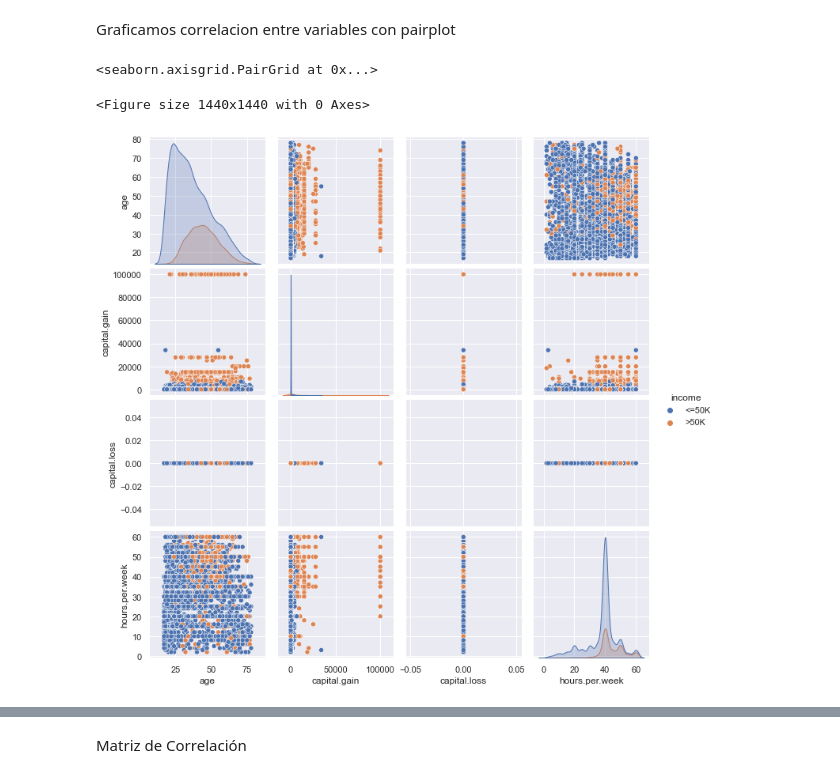
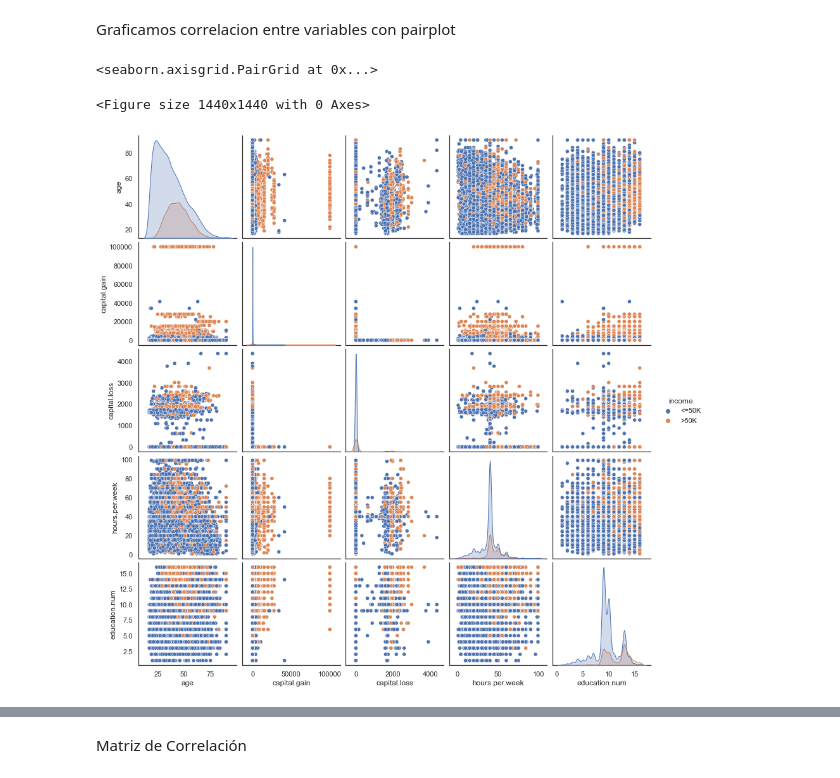
Before and after one commit to ivanjavierparra/DataScience-Sprint1, a Jupyter notebook: Consigna_entrega_1(1).ipynb, the cells around one changed output, grey strips where cells are left out. Saved outputs shown, nothing was run; the diff lists cells and outputs as text; code cells hidden in the pictures.

```diff
--- a/Consigna_entrega_1(1).ipynb
+++ b/Consigna_entrega_1(1).ipynb
@@ -492,13 +485,14 @@ df_copy = df.copy()
 # %%
 # Eliminamos variables que no nos interesan.
-df_copy.drop(['index','education.num','ID'], axis=1, inplace=True)
+#df_copy.drop(['index','education.num','ID'], axis=1, inplace=True)
+df.drop(['index','ID'], axis=1, inplace=True)
 # %% [markdown]
 Graficamos correlacion entre variables con pairplot
 # %%
 # Correlaciones entre variables numericas
 plt.figure(figsize=(20,20))
-sns.pairplot(df_copy[['age', 'capital.gain', 'capital.loss', 'hours.per.week', 'income']], hue = 'income')
+sns.pairplot(df[['age', 'capital.gain', 'capital.loss', 'hours.per.week', 'education.num','income']], hue = 'income')
 # %% [output]
 <seaborn.axisgrid.PairGrid at 0x...>
 <Figure size 1440x1440 with 0 Axes>
-[figure, old version]
+[figure, new version]
```
Also changed, not shown: parts of 6 cells of this notebook.
